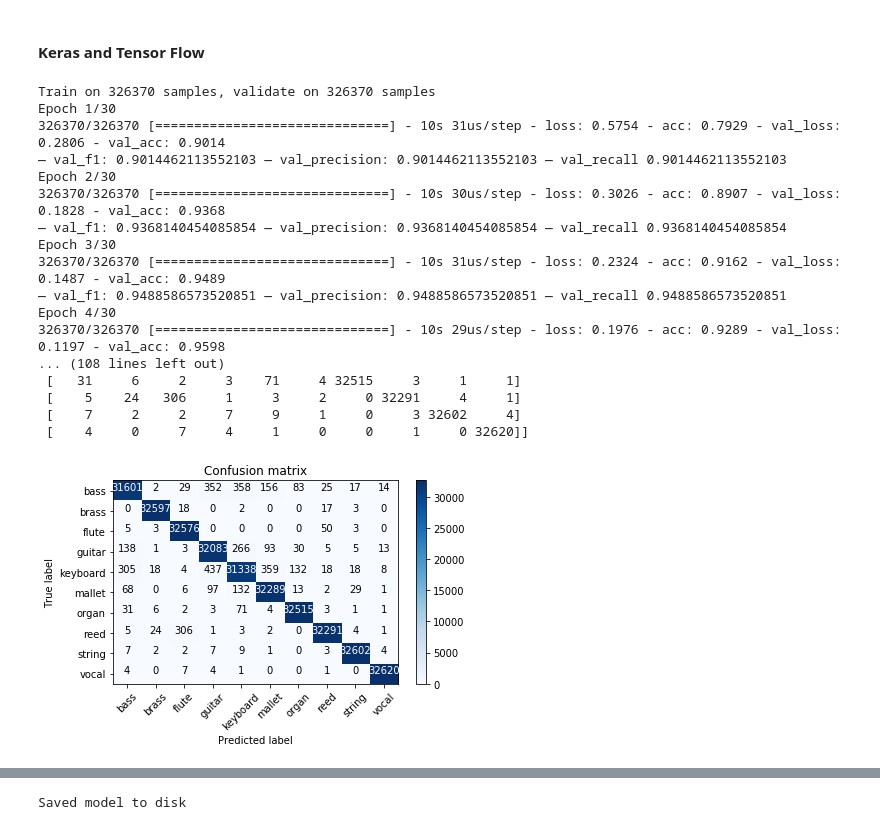
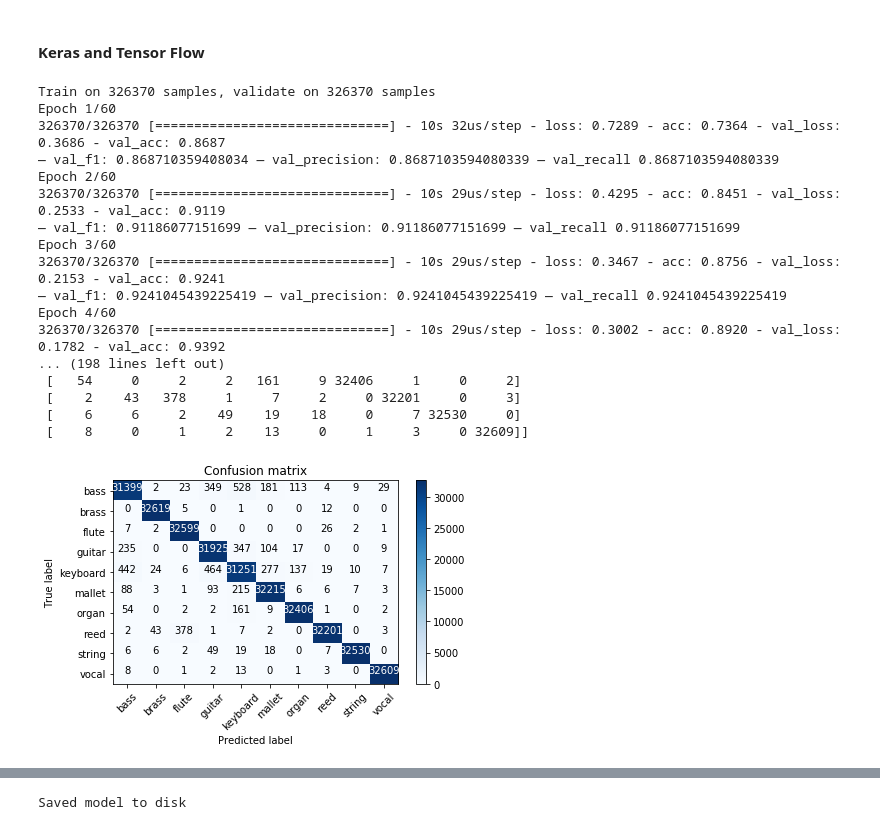
Before and after one commit to rsouza/oeawai, a Jupyter notebook: Challenge/feature_extraction.ipynb, the cells around one changed output, grey strips where cells are left out. Saved outputs shown, nothing was run; the diff lists cells and outputs as text; code cells hidden in the pictures.

```diff
--- a/Challenge/feature_extraction.ipynb
+++ b/Challenge/feature_extraction.ipynb
@@ -231,7 +231,7 @@ from imblearn.under_sampling import CondensedNearestNeighbour
 
 #X_train, X_test, y_train, y_test = train_test_split(X, y, test_size=0.3)
 
-smote = SMOTE(kind='regular', n_jobs=-1)
+smote = SMOTE(n_jobs=-1, k_neighbors=5)
 Xbal, ybal = smote.fit_sample(X, y)
 
 #rus = RandomUnderSampler(n_jobs=-1)
@@ -443,49 +450,50 @@ clf_eval(yhat, ybal[test_index])
 # %%
 # creating a model
 model = models.Sequential()
 model.add(layers.Dense(256, activation='relu', input_shape=(Xbal[train_index].shape[1],)))
-model.add(layers.Dropout(0.1))
+model.add(layers.Dropout(0.2))
+model.add(layers.Dense(128, activation='relu'))
+model.add(layers.Dropout(0.3))
 model.add(layers.Dense(128, activation='relu'))
 model.add(layers.Dropout(0.2))
-model.add(layers.Dense(128, activation='relu'))
 model.add(layers.Dense(10, activation='softmax'))
 model.compile(optimizer='adam', loss='sparse_categorical_crossentropy', metrics=['accuracy'])
 
 history = model.fit(Xbal[train_index],
                     ybal[train_index],
                     validation_data=(Xbal[test_index],ybal[test_index]),
                     #validation_split=0.2,
-                    epochs=30,
+                    epochs=60,
                     batch_size=128,
                     callbacks=[metrics]
                    )
 
 # calculate accuracy
 test_loss, test_acc = model.evaluate(Xbal[test_index],ybal[test_index])
 print('test_acc: ',test_acc)
 
 # predictions
 yhat = np.argmax(model.predict(Xbal[test_index]), axis=1)
 clf_eval(yhat, ybal[test_index])
 # %% [output]
 Train on 326370 samples, validate on 326370 samples
-Epoch 1/30
-326370/326370 [==============================] - 10s 31us/step - loss: 0.5754 - acc: 0.7929 - val_loss: 0.2806 - val_acc: 0.9014
-— val_f1: 0.9014462113552103 — val_precision: 0.9014462113552103 — val_recall 0.9014462113552103
-Epoch 2/30
-326370/326370 [==============================] - 10s 30us/step - loss: 0.3026 - acc: 0.8907 - val_loss: 0.1828 - val_acc: 0.9368
-— val_f1: 0.9368140454085854 — val_precision: 0.9368140454085854 — val_recall 0.9368140454085854
-Epoch 3/30
-326370/326370 [==============================] - 10s 31us/step - loss: 0.2324 - acc: 0.9162 - val_loss: 0.1487 - val_acc: 0.9489
-— val_f1: 0.9488586573520851 — val_precision: 0.9488586573520851 — val_recall 0.9488586573520851
-Epoch 4/30
-326370/326370 [==============================] - 10s 29us/step - loss: 0.1976 - acc: 0.9289 - val_loss: 0.1197 - val_acc: 0.9598
-... (108 lines left out)
- [   31     6     2     3    71     4 32515     3     1     1]
- [    5    24   306     1     3     2     0 32291     4     1]
- [    7     2     2     7     9     1     0     3 32602     4]
- [    4     0     7     4     1     0     0     1     0 32620]]
+Epoch 1/60
+326370/326370 [==============================] - 10s 32us/step - loss: 0.7289 - acc: 0.7364 - val_loss: 0.3686 - val_acc: 0.8687
+— val_f1: 0.868710359408034 — val_precision: 0.8687103594080339 — val_recall 0.8687103594080339
+Epoch 2/60
+326370/326370 [==============================] - 10s 29us/step - loss: 0.4295 - acc: 0.8451 - val_loss: 0.2533 - val_acc: 0.9119
+— val_f1: 0.91186077151699 — val_precision: 0.91186077151699 — val_recall 0.91186077151699
+Epoch 3/60
+326370/326370 [==============================] - 10s 29us/step - loss: 0.3467 - acc: 0.8756 - val_loss: 0.2153 - val_acc: 0.9241
+— val_f1: 0.9241045439225419 — val_precision: 0.9241045439225419 — val_recall 0.9241045439225419
+Epoch 4/60
+326370/326370 [==============================] - 10s 29us/step - loss: 0.3002 - acc: 0.8920 - val_loss: 0.1782 - val_acc: 0.9392
+... (198 lines left out)
+ [   54     0     2     2   161     9 32406     1     0     2]
+ [    2    43   378     1     7     2     0 32201     0     3]
+ [    6     6     2    49    19    18     0     7 32530     0]
+ [    8     0     1     2    13     0     1     3     0 32609]]
-[figure, old version]
+[figure, new version]
 # %%
 # training with all data
 model = models.Sequential()
```
Also changed, not shown: parts of 4 cells of this notebook.
